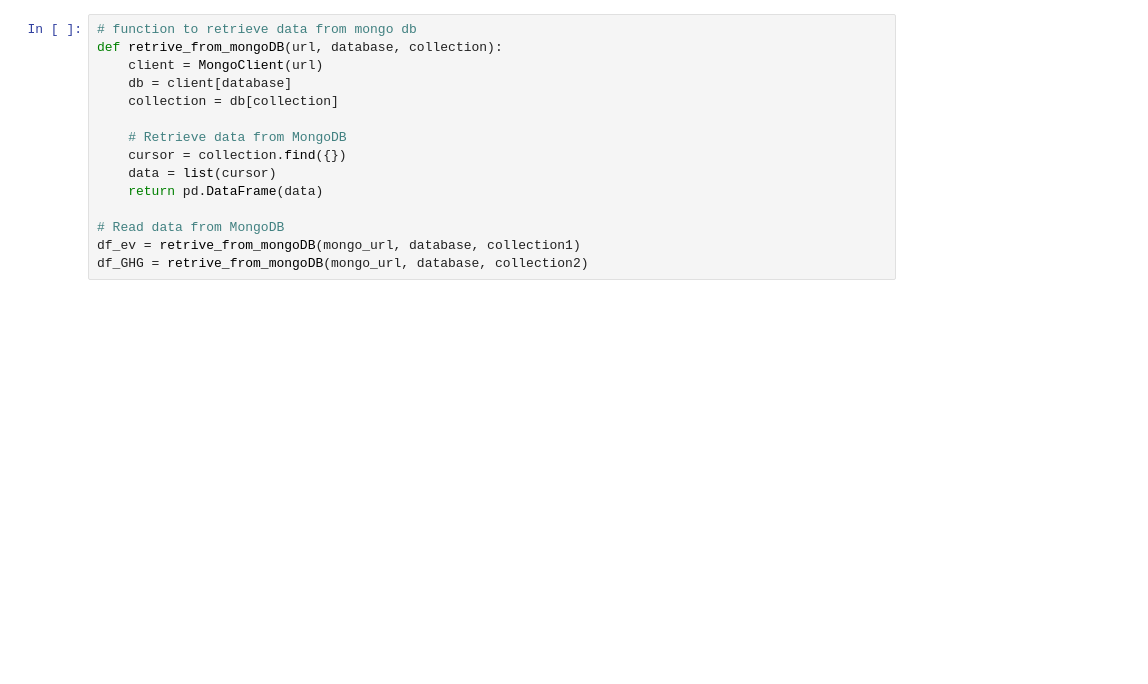
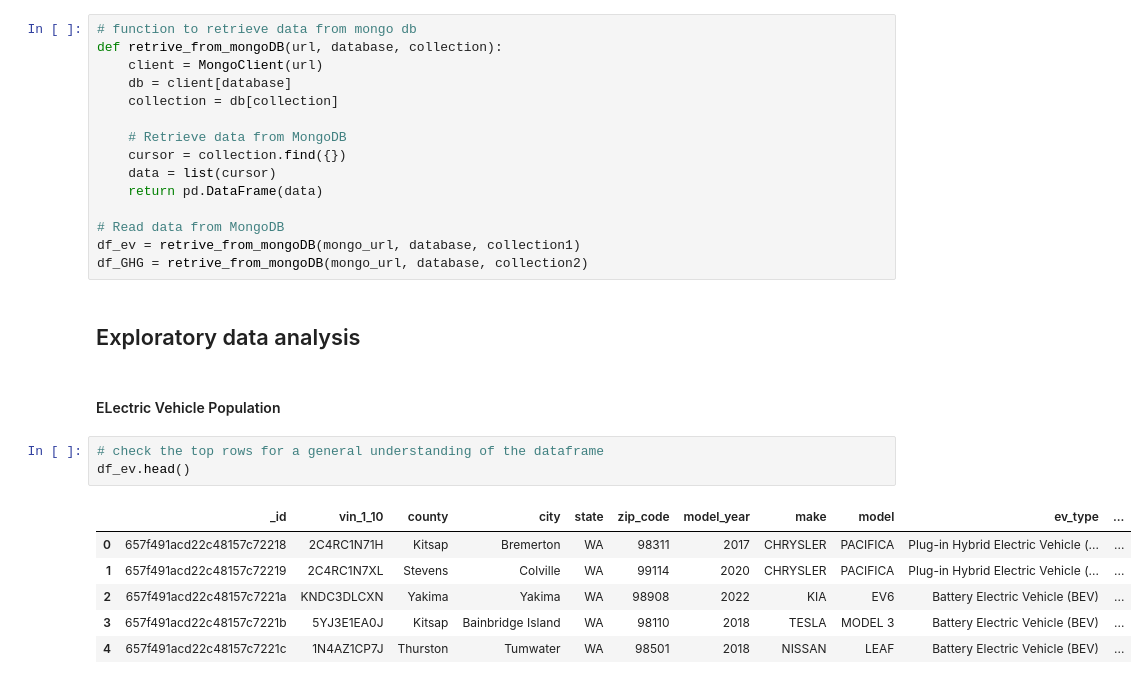
Before and after one commit to VinuthaNagaraju/Database-and-Analytics-Programming, a Jupyter notebook: DAP Notebook 1.ipynb, the cells around one changed output. Cells and saved outputs as stored; diff of their text form; blank space fills up the shorter version.

Commit message:
EDA of Electric Vehicle Population

```diff
--- a/DAP Notebook 1.ipynb
+++ b/DAP Notebook 1.ipynb
@@ -100,3 +100,18 @@ def retrive_from_mongoDB(url, database, collection):
 # Read data from MongoDB
 df_ev = retrive_from_mongoDB(mongo_url, database, collection1)
 df_GHG = retrive_from_mongoDB(mongo_url, database, collection2)
+# %% [markdown]
+<a id = "exploratory_data_analysis"></a>
+## Exploratory data analysis
+# %% [markdown]
+#### ELectric Vehicle Population
+# %%
+# check the top rows for a general understanding of the dataframe
+df_ev.head()
+# %% [output]
+|  | _id | vin_1_10 | county | city | state | zip_code | model_year | make | model | ev_type | ... |
+| 0 | 657f491acd22c48157c72218 | 2C4RC1N71H | Kitsap | Bremerton | WA | 98311 | 2017 | CHRYSLER | PACIFICA | Plug-in Hybrid Electric Vehicle (... | ... |
+| 1 | 657f491acd22c48157c72219 | 2C4RC1N7XL | Stevens | Colville | WA | 99114 | 2020 | CHRYSLER | PACIFICA | Plug-in Hybrid Electric Vehicle (... | ... |
+| 2 | 657f491acd22c48157c7221a | KNDC3DLCXN | Yakima | Yakima | WA | 98908 | 2022 | KIA | EV6 | Battery Electric Vehicle (BEV) | ... |
+| 3 | 657f491acd22c48157c7221b | 5YJ3E1EA0J | Kitsap | Bainbridge Island | WA | 98110 | 2018 | TESLA | MODEL 3 | Battery Electric Vehicle (BEV) | ... |
+| 4 | 657f491acd22c48157c7221c | 1N4AZ1CP7J | Thurston | Tumwater | WA | 98501 | 2018 | NISSAN | LEAF | Battery Electric Vehicle (BEV) | ... |
```
Also changed, not shown: parts of 8 cells of this notebook.
